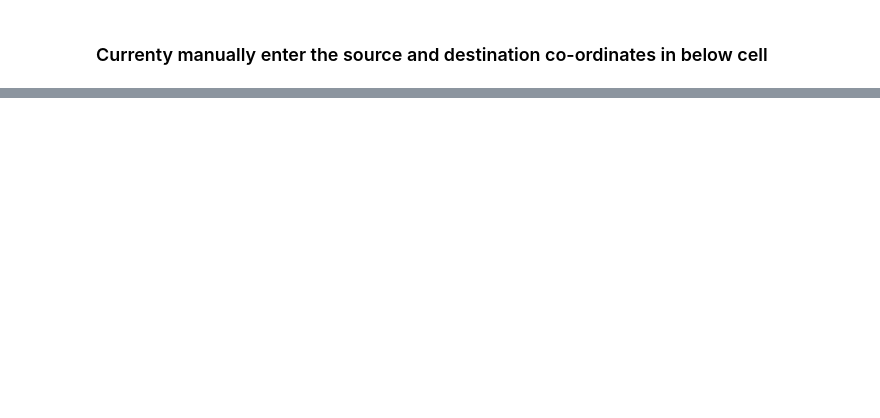
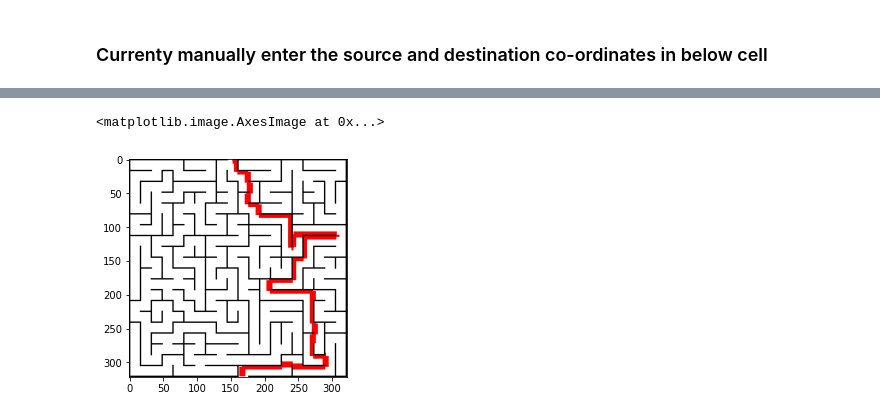
Before and after one commit to Prasoon-Garg/Maze-Solver, a Jupyter notebook: src/PathFinder_Temp.ipynb, the cells around one changed output, grey strips where cells are left out. Saved outputs shown, nothing was run; the diff lists cells and outputs as text; code cells hidden in the pictures; blank space fills up the shorter version.

```diff
--- a/src/PathFinder_Temp.ipynb
+++ b/src/PathFinder_Temp.ipynb
@@ -132,0 +132,41 @@ plt.imshow(new_img)
+# %%
+def broaden_line(image,path):
+    h = image.shape[0]
+    w = image.shape[1]
+    for i in range(1,len(path)):
+        prev_x = int(path[i-1]/w)
+        prev_y = int(path[i-1]%w)
+
+        curr_x = int(path[i]/w)
+        curr_y = int(path[i]%w)
+
+        if(abs(prev_x-curr_x)==1):
+            for y in range(curr_y, curr_y-5,-1):
+                if(y<0 or image[curr_x][y][0]==0):
+                    break
+                image[curr_x][y] = (255,0,0)
+
+            for y in range(curr_y, curr_y+5):
+                if(y>=w or image[curr_x][y][0]==0):
+                    break
+                image[curr_x][y] = (255,0,0)
+
+        else:
+            for x in range(curr_x, curr_x-5,-1):
+                if(x<0 or image[x][curr_y][0]==0):
+                    break
+                image[x][curr_y] = (255,0,0)
+
+            for x in range(curr_x, curr_x+5):
+                if(x>=h or image[x][curr_y][0]==0):
+                    break
+                image[x][curr_y] = (255,0,0)
+
+    return image
+# %%
+final_img = broaden_line(new_img, path)
+# %%
+plt.imshow(final_img)
+# %% [output]
+<matplotlib.image.AxesImage at 0x...>
+[figure, added]
```
Also changed, not shown: parts of 6 cells of this notebook.
